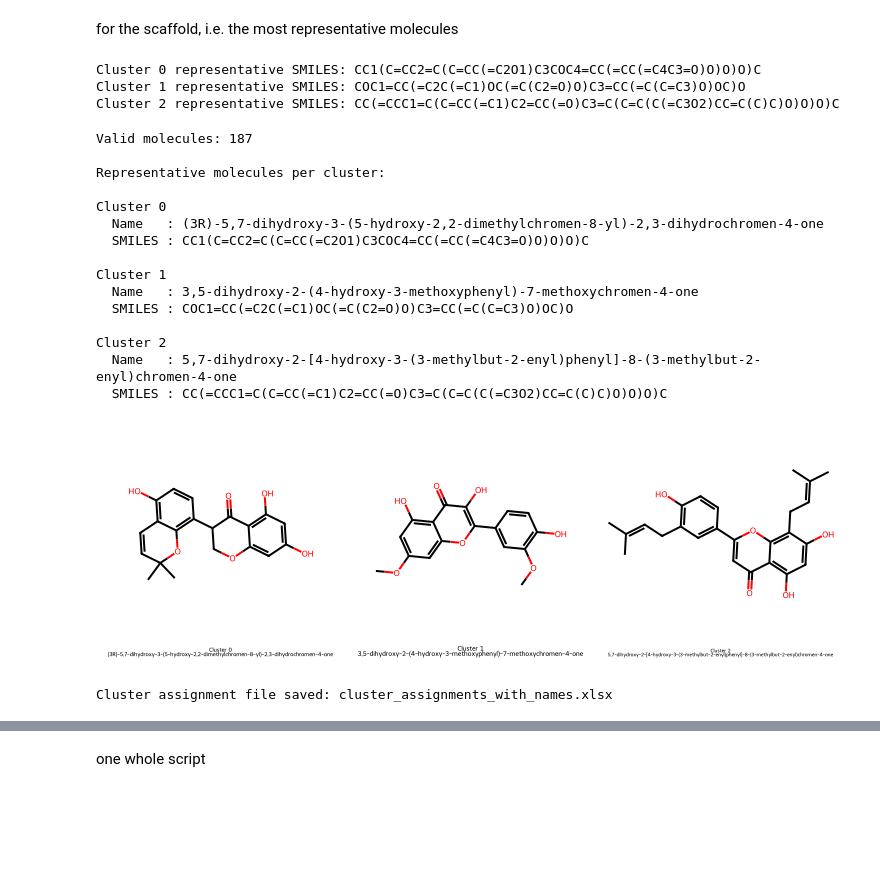
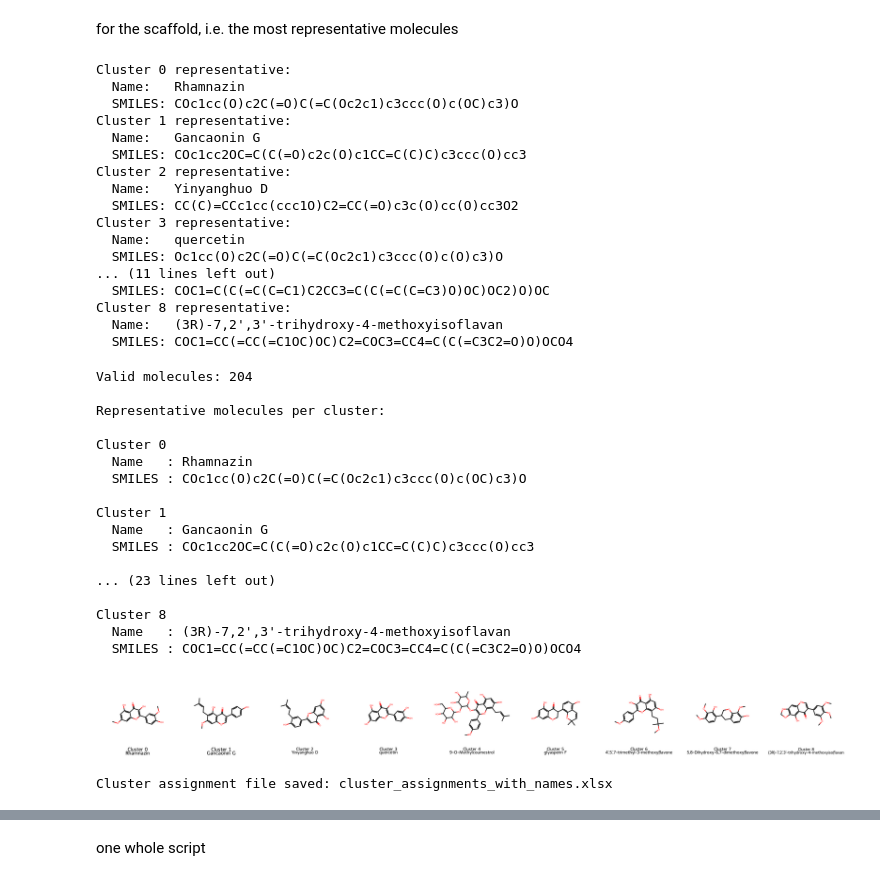
Before and after one commit to rajendranast012-stack/in-silico-lab1, a Jupyter notebook: tanimoto_heatmap.ipynb, the cells around one changed output, grey strips where cells are left out. Saved outputs shown, nothing was run; the diff lists cells and outputs as text; code cells hidden in the pictures; blank space fills up the shorter version.

```diff
--- a/tanimoto_heatmap.ipynb
+++ b/tanimoto_heatmap.ipynb
@@ -34,7 +34,7 @@ from rdkit.Chem import MACCSkeys
 from sklearn.cluster import KMeans
 
 # --- Step 1: Load SMILES ---
-df = pd.read_excel('/content/name.xlsx')  # adjust path
+df = pd.read_excel('/content/flavonoid_smile.xlsx')  # adjust path
 smiles_list = df['SMILES'].tolist()       # Replace 'SMILES' with your column name
 
 # --- Step 2: Generate MACCS fingerprints ---
@@ -59,7 +59,7 @@ for i, fp in enumerate(fps):
     DataStructs.ConvertToNumpyArray(fp, fps_array[i])
 
 # Determine number of clusters (replace 4 with your best k)
-best_k = 3
+best_k = 9
 kmeans = KMeans(n_clusters=best_k, random_state=42, n_init=10)
 clusters = kmeans.fit_predict(fps_array)
 # %%
@@ -98,15 +104,44 @@ Cluster 2: Avg within-cluster Tanimoto = 0.823
 for the scaffold, i.e. the most representative molecules
 # %%
 for c in unique_clusters:
-    indices = np.where(clusters==c)[0]
+    # Find indices of compounds in cluster c
+    indices = np.where(clusters == c)[0]
+
+    # Similarity matrix subset for the cluster
     sims = sim_matrix[np.ix_(indices, indices)]
-    avg_sims = np.mean(sims, axis=1)
-    rep_idx = indices[np.argmax(avg_sims)]
-    print(f"Cluster {c} representative SMILES: {smiles_list[rep_idx]}")
+
+    # Compute average similarity per compound
+    avg_sims = np.mean(sims, axis=1);
+
+    # Representative index = compound with highest average similarity
+    rep_idx = indices[np.argmax(avg_sims)];
+
+    # Get SMILES and name
+    rep_smiles = smiles_list[rep_idx];
+    orig_df_idx = valid_indices[rep_idx]; # Map back to original df index
+    rep_name = df['common'].iloc[orig_df_idx]; # Use original df and mapped index
+
+    print(f"Cluster {c} representative:");
+    print(f"  Name:   {rep_name}");
+    print(f"  SMILES: {rep_smiles}");
 # %% [output]
-Cluster 0 representative SMILES: CC1(C=CC2=C(C=CC(=C2O1)C3COC4=CC(=CC(=C4C3=O)O)O)O)C
-Cluster 1 representative SMILES: COC1=CC(=C2C(=C1)OC(=C(C2=O)O)C3=CC(=C(C=C3)O)OC)O
-Cluster 2 representative SMILES: CC(=CCC1=C(C=CC(=C1)C2=CC(=O)C3=C(C=C(C(=C3O2)CC=C(C)C)O)O)O)C
+Cluster 0 representative:
+  Name:   Rhamnazin
+  SMILES: COc1cc(O)c2C(=O)C(=C(Oc2c1)c3ccc(O)c(OC)c3)O
+Cluster 1 representative:
+  Name:   Gancaonin G
+  SMILES: COc1cc2OC=C(C(=O)c2c(O)c1CC=C(C)C)c3ccc(O)cc3
+Cluster 2 representative:
+  Name:   Yinyanghuo D
+  SMILES: CC(C)=CCc1cc(ccc1O)C2=CC(=O)c3c(O)cc(O)cc3O2
+Cluster 3 representative:
+  Name:   quercetin
+  SMILES: Oc1cc(O)c2C(=O)C(=C(Oc2c1)c3ccc(O)c(O)c3)O
+... (11 lines left out)
+  SMILES: COC1=C(C(=C(C=C1)C2CC3=C(C(=C(C=C3)O)OC)OC2)O)OC
+Cluster 8 representative:
+  Name:   (3R)-7,2',3'-trihydroxy-4-methoxyisoflavan
+  SMILES: COC1=CC(=CC(=C1OC)OC)C2=COC3=CC4=C(C(=C3C2=O)O)OCO4
 # %%
 # ==========================================
 # Flavonoid Clustering with Names + Structures
@@ -123,9 +158,9 @@ import matplotlib.pyplot as plt
 # Step 1: Load data
 # --------------------------
 # Excel must contain columns: Name, SMILES
-df = pd.read_excel('/content/name.xlsx')  # adjust path
+df = pd.read_excel('/content/flavonoid_smile.xlsx')  # adjust path
 
-names_list = df['Name'].tolist()
+names_list = df['common'].tolist()
 smiles_list = df['SMILES'].tolist()
 
 # --------------------------
@@ -153,7 +188,7 @@ for i, fp in enumerate(fps):
 # --------------------------
 # Step 4: K-means clustering
 # --------------------------
-best_k = 3  # replace with silhouette-optimal value
+best_k = 9  # replace with silhouette-optimal value
 
 kmeans = KMeans(n_clusters=best_k, random_state=42, n_init=10)
 clusters = kmeans.fit_predict(fps_array)
@@ -187,7 +222,7 @@ for c in unique_clusters:
     orig_idx = valid_indices[rep_idx]
 
     print(f"Cluster {c}")
-    print(f"  Name   : {df.loc[orig_idx, 'Name']}")
+    print(f"  Name   : {df.loc[orig_idx, 'common']}")
     print(f"  SMILES : {df.loc[orig_idx, 'SMILES']}\n")
 
 # --------------------------
@@ -199,48 +234,50 @@ rep_mols = [
 ]
 
 legends = [
-    f"Cluster {c}\n{df.loc[valid_indices[i], 'Name']}"
+    f"Cluster {c}\n{df.loc[valid_indices[i], 'common']}"
     for c, i in zip(unique_clusters, representatives)
 ]
 
 img = Draw.MolsToGridImage(
     rep_mols,
     molsPerRow=best_k,
     subImgSize=(250, 250),
     legends=legends
 )
 
 display(img)
 
 # --------------------------
 # Step 8: Save cluster assignment file
 # --------------------------
 df_cluster_output = df.iloc[valid_indices].copy()
 df_cluster_output['Cluster'] = clusters
 
 df_cluster_output.to_excel(
     "cluster_assignments_with_names.xlsx",
     index=False
 )
 
 print("Cluster assignment file saved: cluster_assignments_with_names.xlsx")
 # %% [output]
-Valid molecules: 187
+Valid molecules: 204
 
 Representative molecules per cluster:
 
 Cluster 0
-  Name   : (3R)-5,7-dihydroxy-3-(5-hydroxy-2,2-dimethylchromen-8-yl)-2,3-dihydrochromen-4-one
-  SMILES : CC1(C=CC2=C(C=CC(=C2O1)C3COC4=CC(=CC(=C4C3=O)O)O)O)C
+  Name   : Rhamnazin
+  SMILES : COc1cc(O)c2C(=O)C(=C(Oc2c1)c3ccc(O)c(OC)c3)O
 
 Cluster 1
-  Name   : 3,5-dihydroxy-2-(4-hydroxy-3-methoxyphenyl)-7-methoxychromen-4-one
-  SMILES : COC1=CC(=C2C(=C1)OC(=C(C2=O)O)C3=CC(=C(C=C3)O)OC)O
+  Name   : Gancaonin G
+  SMILES : COc1cc2OC=C(C(=O)c2c(O)c1CC=C(C)C)c3ccc(O)cc3
 
-Cluster 2
-  Name   : 5,7-dihydroxy-2-[4-hydroxy-3-(3-methylbut-2-enyl)phenyl]-8-(3-methylbut-2-enyl)chromen-4-one
-  SMILES : CC(=CCC1=C(C=CC(=C1)C2=CC(=O)C3=C(C=C(C(=C3O2)CC=C(C)C)O)O)O)C
+... (23 lines left out)
+
+Cluster 8
+  Name   : (3R)-7,2',3'-trihydroxy-4-methoxyisoflavan
+  SMILES : COC1=CC(=CC(=C1OC)OC)C2=COC3=CC4=C(C(=C3C2=O)O)OCO4
-[figure, old version]
+[figure, new version]
 Cluster assignment file saved: cluster_assignments_with_names.xlsx
 # %%
 plt.figure(figsize=(10,8))
```
Also changed, not shown: parts of 17 cells of this notebook.
